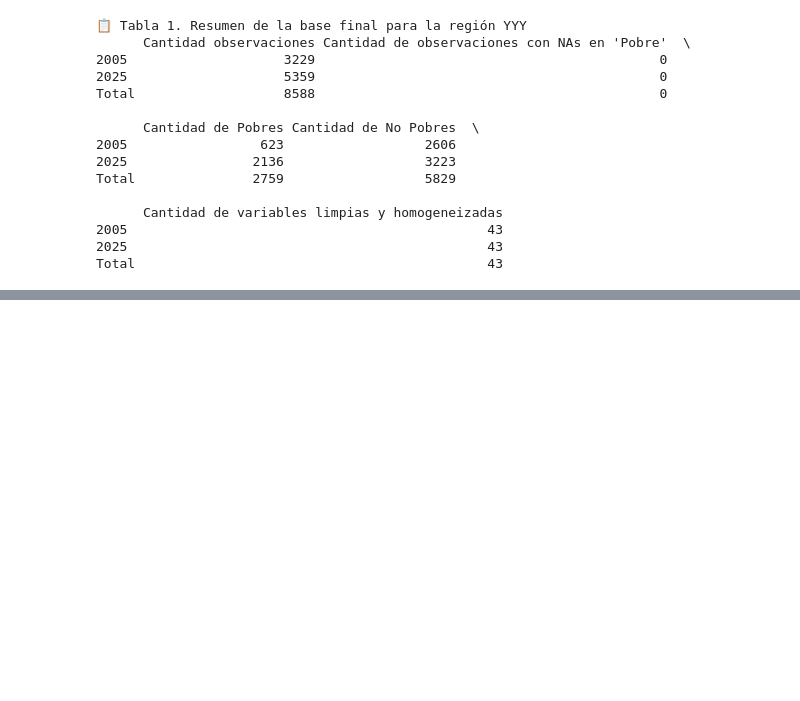
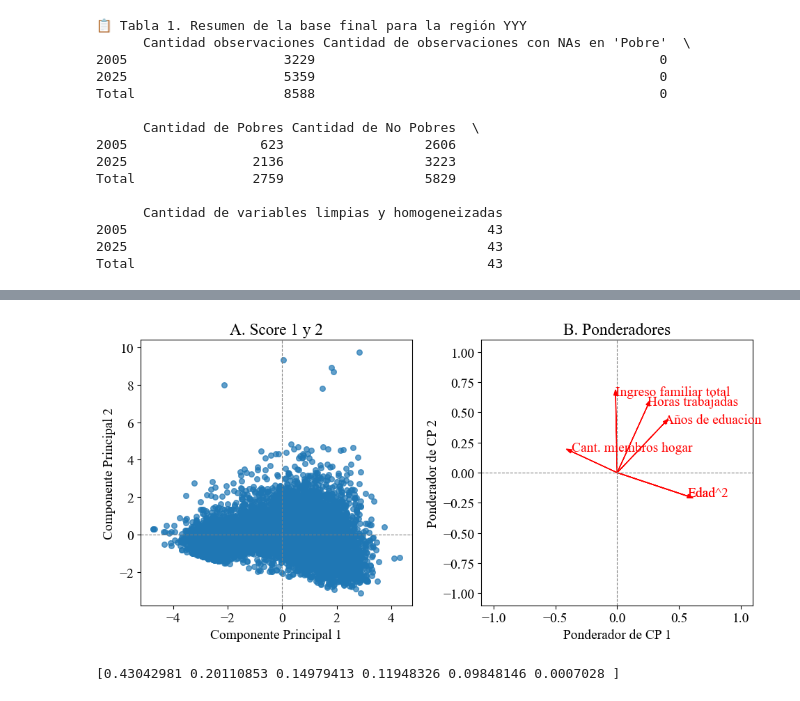
Before and after one commit to franlecam/BigDataUBA-Grupo1, a Jupyter notebook: TP2/Program_TP2_Grupo1.ipynb, the cells around one changed output, grey strips where cells are left out. Saved outputs shown, nothing was run; the diff lists cells and outputs as text; code cells hidden in the pictures; blank space fills up the shorter version.

```diff
--- a/TP2/Program_TP2_Grupo1.ipynb
+++ b/TP2/Program_TP2_Grupo1.ipynb
@@ -581,0 +733,5 @@ Total                                             43
+# %%
+# Inicializamos el transformador,
+scaler = StandardScaler(with_std=True, with_mean=True)
+# Aplicamos fit_transform al DataFrame
+variables_transformed = pd.DataFrame(scaler.fit_transform(variables), columns=variables.columns)
@@ -581,0 +759,11 @@ Total                                             43
+# %%
+# Eliminar solo las filas con NaNs
+variables_transformed_nulos = variables_transformed.dropna()
+
+# PCA sin errores
+pca = PCA()
+variables_pca = pca.fit_transform(variables_transformed_nulos)
+# %%
+# Scores/ Indices (z_im) donde i (filas) m (componentes)
+scores = variables_pca
+scores
@@ -581,0 +784,42 @@ Total                                             43
+# %%
+# Código modificado para dos paneles: 1 grafico de dispersion y dos grafico de flechas
+i, j = 0, 1 # Componentes
+fig, (ax_scores, ax_ponderadores) = plt.subplots(1, 2, figsize=(10, 5)) # 1 fila, 2 columnas
+
+# ---
+## Panel A. Score 1 y 2
+ax_scores.scatter(scores[:,0], scores[:,1], s=30, alpha=0.7) # graficamos los valores de los CP1 y CP2
+ax_scores.set_xlabel('Componente Principal %d' % (i+1))
+ax_scores.set_ylabel('Componente Principal %d' % (j+1))
+ax_scores.set_title('A. Score 1 y 2')
+
+# Líneas punteadas en los ejes
+ax_scores.axhline(0, color='gray', linestyle='--', linewidth=0.8) # Eje horizontal en y=0
+ax_scores.axvline(0, color='gray', linestyle='--', linewidth=0.8) # Eje vertical en x=0
+
+# ---
+## Panel B. Ponderadores
+# Líneas punteadas en los ejes
+ax_ponderadores.axhline(0, color='gray', linestyle='--', linewidth=0.8) # Eje horizontal en y=0
+ax_ponderadores.axvline(0, color='gray', linestyle='--', linewidth=0.8) # Eje vertical en x=0
+
+# ponderadores
+for k in range(pca.components_.shape[1]): # loop que itera por la cantidad de features
+    ax_ponderadores.arrow(0, 0, pca.components_[i,k], pca.components_[j,k], color ='red', head_width=0.03) # flecha desde el origen (0) a las coordenadas
+    ax_ponderadores.text(pca.components_[i,k], pca.components_[j,k], variables.columns[k], color ='red') # al final de cada flecha, nombre de la variable
+
+ax_ponderadores.set_xlabel('Ponderador de CP %d' % (i+1))
+ax_ponderadores.set_ylabel('Ponderador de CP %d' % (j+1))
+ax_ponderadores.set_title('B. Ponderadores')
+ax_ponderadores.set_xlim(-1.1, 1.1)
+ax_ponderadores.set_ylim(-1.1, 1.1)
+
+plt.tight_layout() # Ajusta los subplots para que no se superpongan
+plt.show()
+# %% [output]
+[figure, added]
+# %%
+# % de la Varianza explicada por los componentes
+print(pca.explained_variance_ratio_) # CP1 explica el 43% de la varianza
+# %% [output]
+[0.43042981 0.20110853 0.14979413 0.11948326 0.09848146 0.0007028 ]
```
Also changed, not shown: parts of 21 cells of this notebook.
